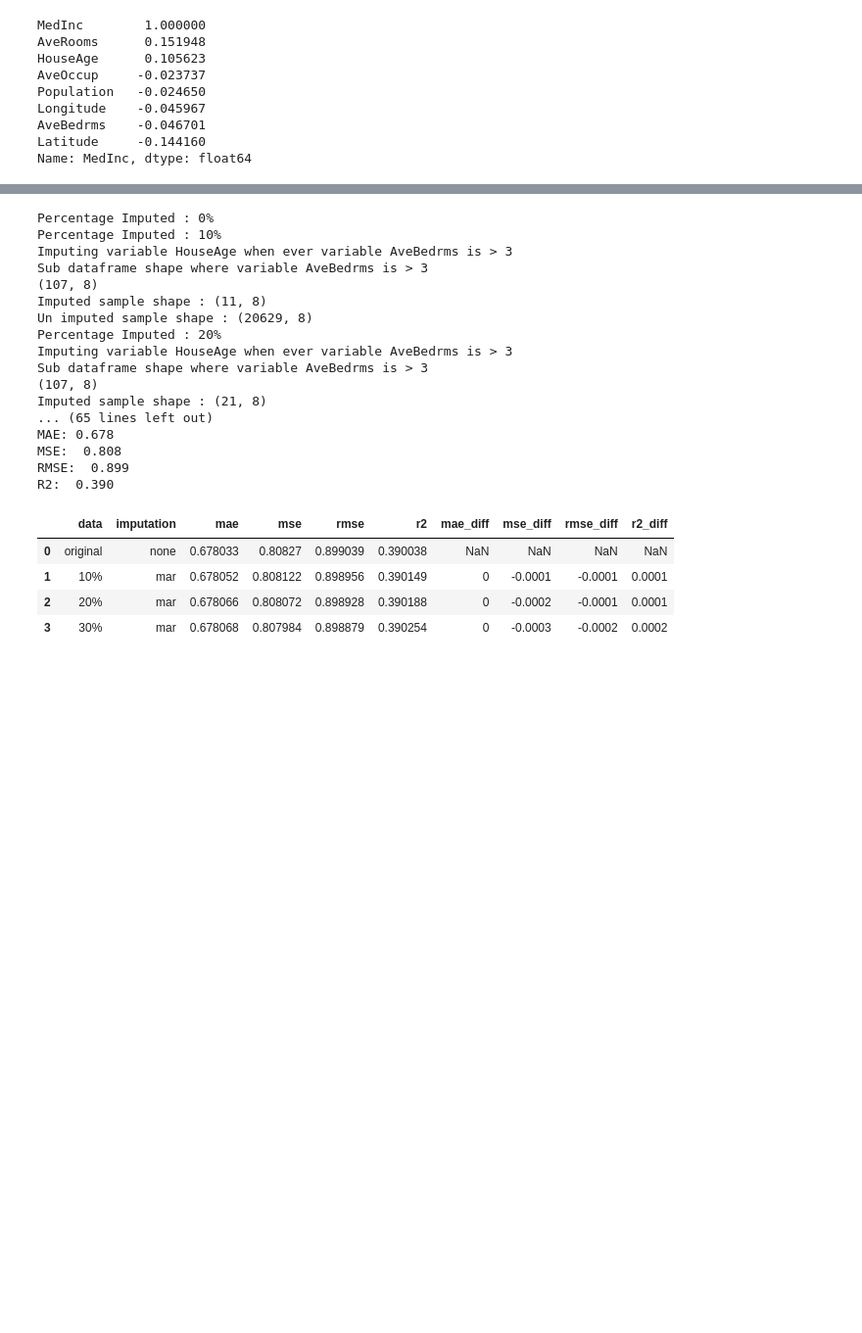
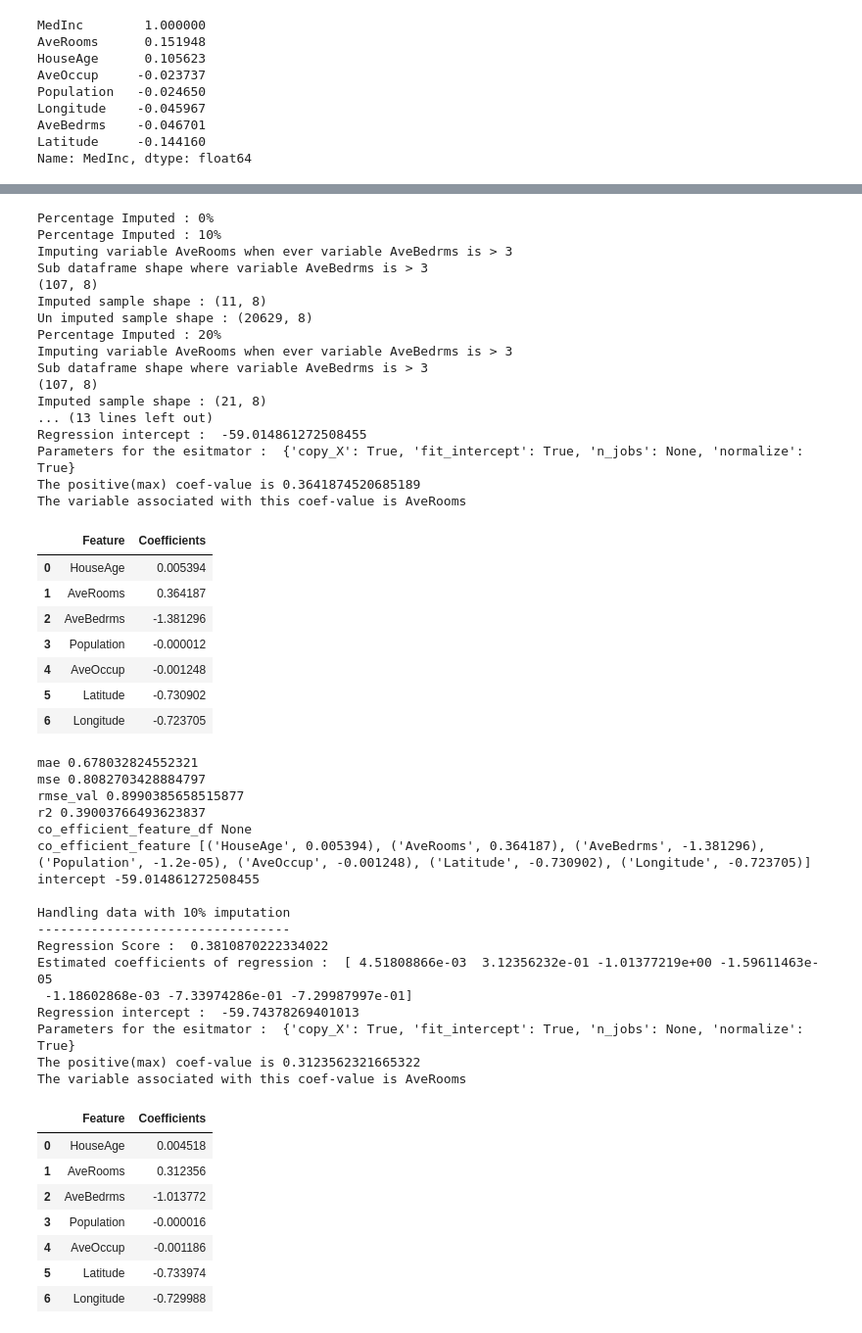
Before and after one commit to ngupta23/ds7333_qtw, a Jupyter notebook: case_study_5/analysis/bhuvana/MissingDataAnalysis_cs5.ipynb, the cells around one changed output, grey strips where cells are left out. Shown at 98% size. Drawn from its saved outputs; the diff is of its cells as text; code cells hidden in the pictures; blank space fills up the shorter version.

```diff
--- a/case_study_5/analysis/bhuvana/MissingDataAnalysis_cs5.ipynb
+++ b/case_study_5/analysis/bhuvana/MissingDataAnalysis_cs5.ipynb
@@ -195,7 +213,6 @@ def run_all_model(imputed_df_dict,df):
     model_result = {}
     for k in imputed_df_dict:
         imputed_df = imputed_df_dict[k]
-        result= {}
         keyVal=["",0]
         if k==0.0:
             train_set,test_set = get_train_test_split(imputed_df)
@@ -204,31 +221,31 @@ def run_all_model(imputed_df_dict,df):
             train_set = imputed_df.iloc[train_index]
             test_set = imputed_df.iloc[test_index]
             keyVal = k.split("-")
-        print("Handling data with {}% imputation".format(int(float(keyVal[1])*100)))
+        printString = "Handling data with {}% imputation".format(int(float(keyVal[1])*100))
+        print("\n"+printString)
+        print("-"*len(printString))
         X_train,Y_train,X_test,Y_test = get_train_test_matrix(train_set,test_set)
         model = get_LR_model(X_train,Y_train)
         print_model_params(model,df)
-        mae,mse,rmse_val,r2 = get_all_error_calc(model,X_test,Y_test)
-        result["mae"]=mae
-        result["mse"]=mse
-        result["rmse_val"]=rmse_val
-        result["r2"]=r2
+        result = get_all_error_calc(model,X_test,Y_test,df.columns.tolist())
         model_result[k] = result
     return model_result
 # %%
 def get_model_result_df(model_result):
-    cols = ["data","imputation","mae","mse","rmse","r2","mae_diff","mse_diff","rmse_diff","r2_diff"]
+    cols = ["data","imputation","mae","mse","rmse","r2","mae_diff","mse_diff","rmse_diff","r2_diff","coefficient_features","intercept"]
     df_index = range(len(model_result))
     result_df = pd.DataFrame(columns=cols, index=df_index)
     indx=0
     base_mae = base_mse = base_rmse_val = base_r2 = mae_diff = mse_diff = rmse_diff = r2_diff = 0
     for k in model_result:
         result = model_result[k]
+        coeff_features = intercept = data = imputation=""
         mae = result["mae"]
         mse = result["mse"]
         rmse_val = result["rmse_val"]
         r2 = result["r2"]
-        data = imputation=""
+        coeff_features = result["co_efficient_feature"]
+        intercept = result["intercept"]
         keyVal=["",0]
         if k==0.0:
             data = "original"
@@ -259,6 +276,10 @@ def get_model_result_df(model_result):
         result_df.loc[indx].mse_diff = round(mse_diff,4)
         result_df.loc[indx].rmse_diff = round(rmse_diff,4)
         result_df.loc[indx].r2_diff = round(r2_diff,4)
+        result_df.loc[indx].coefficient_features = coeff_features
+        result_df.loc[indx].intercept = intercept
+
+        #pd.DataFrame({"Feature":X_train.columns.tolist(),"Coefficients":logreg.coef_[0]})
         indx=indx+1
     return result_df
 # %%
@@ -386,30 +534,58 @@ def get_mar_imputed_df(impute_fractions,housing_df,impute_variable,reference_var
 # %%
 #Evaluating Case 2 - Missing at random
 mar_impute_fraction_list = [0.0,0.1,0.2,0.3]
-mar_imputed_df_dict = get_mar_imputed_df(mar_impute_fraction_list,cal,'HouseAge','AveBedrms',3,"median")#'AveBedrms','AveRooms',4,
+mar_imputed_df_dict = get_mar_imputed_df(mar_impute_fraction_list,cal,'AveRooms','AveBedrms',3,"median")#'AveBedrms','AveRooms',4,
 model_result = run_all_model(mar_imputed_df_dict,cal)
 model_result_df = get_model_result_df(model_result)
-display(model_result_df)
+#display(model_result_df)
 # %% [output]
 Percentage Imputed : 0%
 Percentage Imputed : 10%
-Imputing variable HouseAge when ever variable AveBedrms is > 3
+Imputing variable AveRooms when ever variable AveBedrms is > 3
 Sub dataframe shape where variable AveBedrms is > 3
 (107, 8)
 Imputed sample shape : (11, 8)
 Un imputed sample shape : (20629, 8)
 Percentage Imputed : 20%
-Imputing variable HouseAge when ever variable AveBedrms is > 3
+Imputing variable AveRooms when ever variable AveBedrms is > 3
 Sub dataframe shape where variable AveBedrms is > 3
 (107, 8)
 Imputed sample shape : (21, 8)
-... (65 lines left out)
-MAE: 0.678
-MSE:  0.808
-RMSE:  0.899
-R2:  0.390
+... (13 lines left out)
+Regression intercept :  -59.014861272508455
+Parameters for the esitmator :  {'copy_X': True, 'fit_intercept': True, 'n_jobs': None, 'normalize': True}
+The positive(max) coef-value is 0.3641874520685189
+The variable associated with this coef-value is AveRooms
-|  | data | imputation | mae | mse | rmse | r2 | mae_diff | mse_diff | rmse_diff | r2_diff |
-| 0 | original | none | 0.678033 | 0.80827 | 0.899039 | 0.390038 | NaN | NaN | NaN | NaN |
-| 1 | 10% | mar | 0.678052 | 0.808122 | 0.898956 | 0.390149 | 0 | -0.0001 | -0.0001 | 0.0001 |
-| 2 | 20% | mar | 0.678066 | 0.808072 | 0.898928 | 0.390188 | 0 | -0.0002 | -0.0001 | 0.0001 |
-| 3 | 30% | mar | 0.678068 | 0.807984 | 0.898879 | 0.390254 | 0 | -0.0003 | -0.0002 | 0.0002 |
+|  | Feature | Coefficients |
+| 0 | HouseAge | 0.005394 |
+| 1 | AveRooms | 0.364187 |
+| 2 | AveBedrms | -1.381296 |
+| 3 | Population | -0.000012 |
+| 4 | AveOccup | -0.001248 |
+| 5 | Latitude | -0.730902 |
+| 6 | Longitude | -0.723705 |
+mae 0.678032824552321
+mse 0.8082703428884797
+rmse_val 0.8990385658515877
+r2 0.39003766493623837
+co_efficient_feature_df None
+co_efficient_feature [('HouseAge', 0.005394), ('AveRooms', 0.364187), ('AveBedrms', -1.381296), ('Population', -1.2e-05), ('AveOccup', -0.001248), ('Latitude', -0.730902), ('Longitude', -0.723705)]
+intercept -59.014861272508455
+
+Handling data with 10% imputation
+---------------------------------
+Regression Score :  0.3810870222334022
+Estimated coefficients of regression :  [ 4.51808866e-03  3.12356232e-01 -1.01377219e+00 -1.59611463e-05
+ -1.18602868e-03 -7.33974286e-01 -7.29987997e-01]
+Regression intercept :  -59.74378269401013
+Parameters for the esitmator :  {'copy_X': True, 'fit_intercept': True, 'n_jobs': None, 'normalize': True}
+The positive(max) coef-value is 0.3123562321665322
+The variable associated with this coef-value is AveRooms
+|  | Feature | Coefficients |
+| 0 | HouseAge | 0.004518 |
+| 1 | AveRooms | 0.312356 |
+| 2 | AveBedrms | -1.013772 |
+| 3 | Population | -0.000016 |
+| 4 | AveOccup | -0.001186 |
+| 5 | Latitude | -0.733974 |
+| 6 | Longitude | -0.729988 |
```
Also changed, not shown: parts of 12 cells of this notebook.
